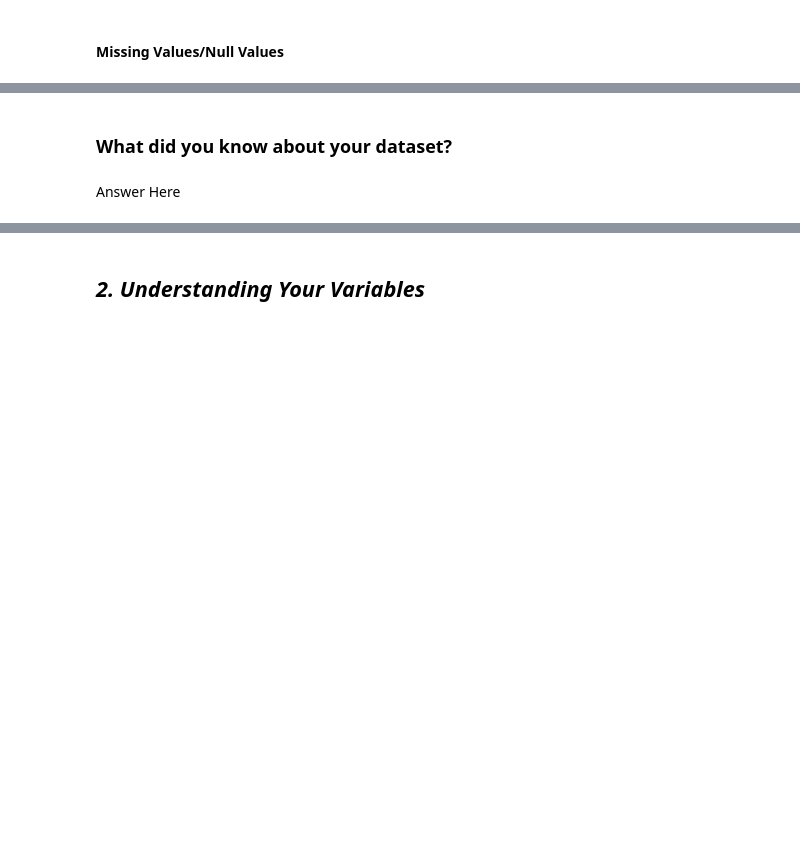
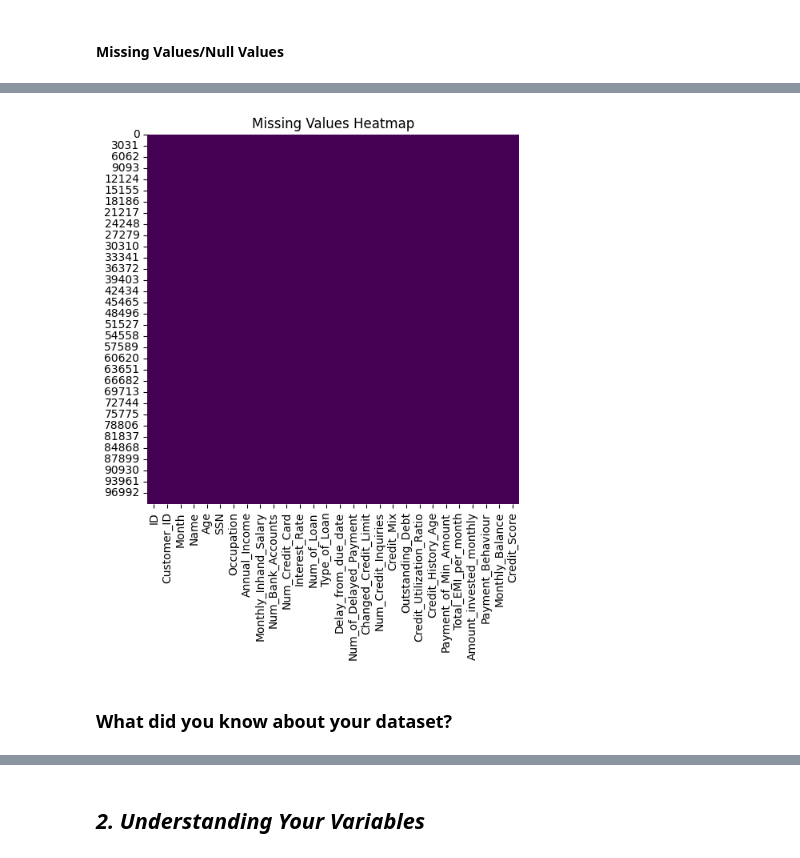
Before and after one commit to Abdullah-47/PaisaBazaar-Credit-Score-Prediction, a Jupyter notebook: PaisaBazaar_Credit_Score_Prediction_ML_Submission.ipynb, the cells around one changed output, grey strips where cells are left out. Saved outputs shown, nothing was run; the diff lists cells and outputs as text; code cells hidden in the pictures; blank space fills up the shorter version.

Commit message:
Update data wrangling and visualization code

```diff
--- a/PaisaBazaar_Credit_Score_Prediction_ML_Submission.ipynb
+++ b/PaisaBazaar_Credit_Score_Prediction_ML_Submission.ipynb
@@ -83,0 +88,13 @@ M - Multivariate Analysis
+# %%
+# Load Dataset
+# Load the training data
+try:
+    df_train = pd.read_csv("https://huggingface.co/datasets/Abdullah4747/PaisaBazaar_Credit_Score/resolve/main/CreditScore_data.csv")#Read the dataset uploaded on huggingface
+    print("Training data loaded successfully.")
+except FileNotFoundError:
+    print("Error: dataset not found.")
+    df_train = pd.DataFrame()  # Initialize an empty DataFrame to avoid further errors
+
+except Exception as e:
+    print(f"An error occurred while loading Dataset: {e}")
+    df_train = pd.DataFrame()
@@ -106,4 +177,10 @@ M - Multivariate Analysis
+# %%
+# Visualizing the missing values
+plt.figure(figsize=(6, 6))
+sns.heatmap(df_train.isnull(), cbar=False, cmap='viridis')
+plt.title('Missing Values Heatmap')
+plt.show()
+# %% [output]
+[figure, added]
 # %% [markdown]
 ### What did you know about your dataset?
-# %% [markdown]
-Answer Here
```
Also changed, not shown: parts of 103 cells of this notebook.
